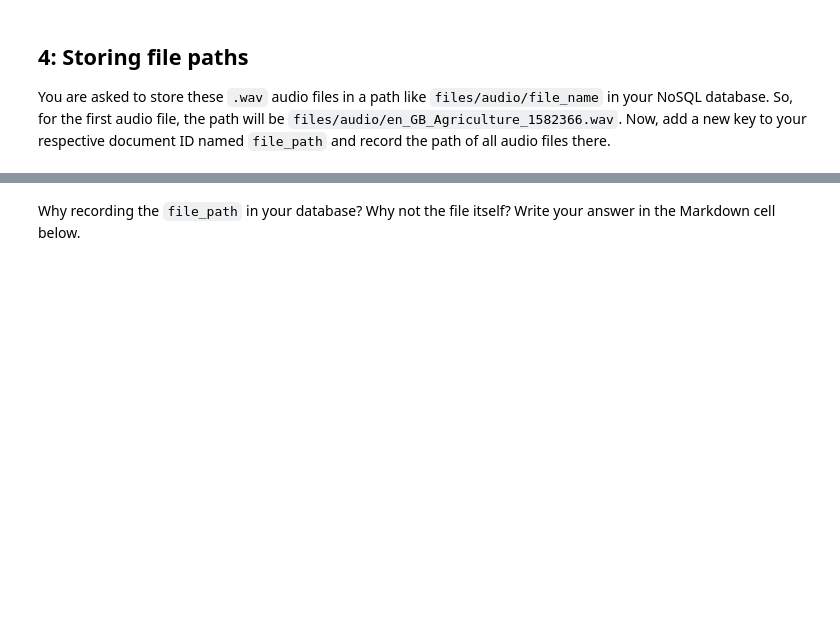
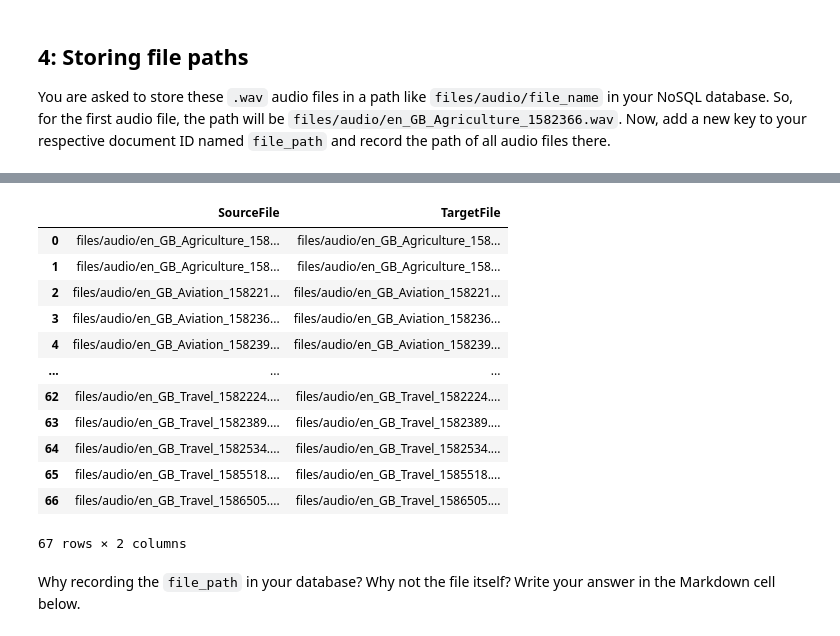
Before and after one commit to grahamhoward-coder/24047396_BigData_GenerativeModels, a Jupyter notebook: 24047396.ipynb, the cells around one changed output, grey strips where cells are left out. Drawn from its saved outputs; the diff is of its cells as text; code cells hidden in the pictures; blank space fills up the shorter version.

```diff
--- a/24047396.ipynb
+++ b/24047396.ipynb
@@ -353,0 +358,14 @@ Length: 67, dtype: object
+# %%
+source_cc = pd.read_json(callcentre, lines=True)
+source_cc['TESTDATAfile_path'] = 'files/' + source_cc['file_name']
+source_file = source_cc[['TESTDATAfile_path','file_name', 'duration', 'domain', 'accent', 'segments']]
+
+source_testfile = Path("/content/call_centre_metadata_test-FilePath.json")
+source_test = pd.read_json(source_testfile, lines=True)
+
+target_file = pd.read_json(assignment, orient="records")
+
+
+comparetable = determine_file(source_file, target_file, source_test)
+comparetable = pd.DataFrame(comparetable)
+#data_compare_test(source_file, target_file, len(source_file))
@@ -354,3 +384,19 @@ Length: 67, dtype: object
+# %%
+comparetable
+# %% [output]
+|  | SourceFile | TargetFile |
+| 0 | files/audio/en_GB_Agriculture_158... | files/audio/en_GB_Agriculture_158... |
+| 1 | files/audio/en_GB_Agriculture_158... | files/audio/en_GB_Agriculture_158... |
+| 2 | files/audio/en_GB_Aviation_158221... | files/audio/en_GB_Aviation_158221... |
+| 3 | files/audio/en_GB_Aviation_158236... | files/audio/en_GB_Aviation_158236... |
+| 4 | files/audio/en_GB_Aviation_158239... | files/audio/en_GB_Aviation_158239... |
+| ... | ... | ... |
+| 62 | files/audio/en_GB_Travel_1582224.... | files/audio/en_GB_Travel_1582224.... |
+| 63 | files/audio/en_GB_Travel_1582389.... | files/audio/en_GB_Travel_1582389.... |
+| 64 | files/audio/en_GB_Travel_1582534.... | files/audio/en_GB_Travel_1582534.... |
+| 65 | files/audio/en_GB_Travel_1585518.... | files/audio/en_GB_Travel_1585518.... |
+| 66 | files/audio/en_GB_Travel_1586505.... | files/audio/en_GB_Travel_1586505.... |
+67 rows × 2 columns
 # %% [markdown]
 
 Why recording the `file_path` in your database? Why not the file itself? Write your answer in the Markdown cell below.
```
Also changed, not shown: parts of 12 cells of this notebook.
